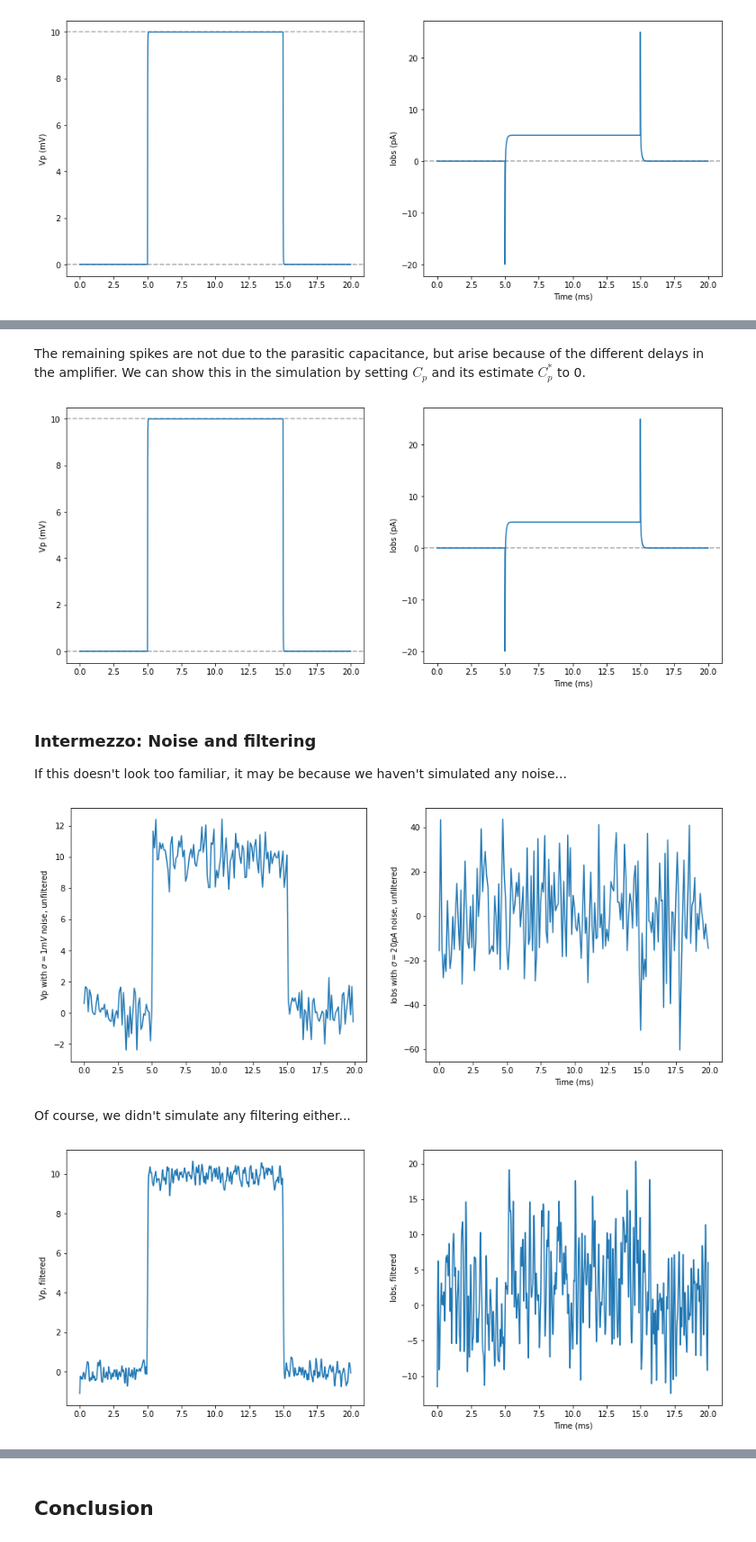
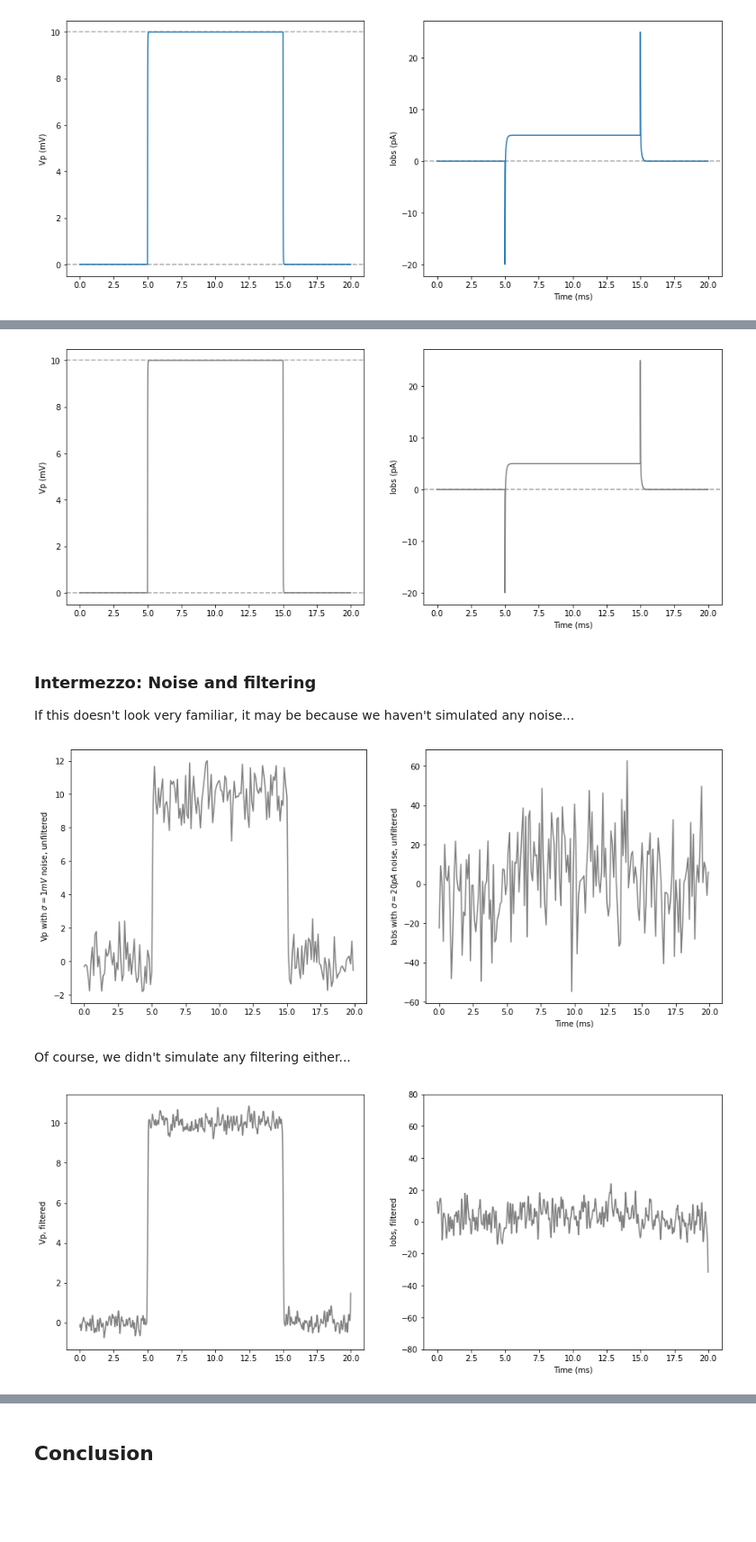
Before and after one commit to CardiacModelling/fitting-notebooks, a Jupyter notebook: artefacts/artefacts-3-simulations.ipynb, the cells around one changed output, grey strips where cells are left out. Shown at 90% size. Drawn from its saved outputs; the diff is of its cells as text; code cells hidden in the pictures; blank space fills up the shorter version.

```diff
--- a/artefacts/artefacts-3-simulations.ipynb
+++ b/artefacts/artefacts-3-simulations.ipynb
@@ -68,3 +71,9 @@ def create_plot(label1='Vp (mV)', label2='Iobs (pA)', av1=[], av2=[]):
         ax2.axhline(y, **kw)
 
     return fig, ax1, ax2
+
+blue_hls = colorsys.rgb_to_hls(*matplotlib.colors.ColorConverter.to_rgb('tab:blue'))
+def blue(f):
+    h, l, s = blue_hls
+    return colorsys.hls_to_rgb(
+        blue_hls[0], 1 - f * (1 - blue_hls[1]), blue_hls[2])
@@ -70,0 +89,11 @@ def create_plot(label1='Vp (mV)', label2='Iobs (pA)', av1=[], av2=[]):
+# %%
+fig, ax1, ax2 = create_plot(av1=[0, 10], av2=[0, 2000])
+for E in np.linspace(12, 0, 8):
+    s.reset()
+    s.set_constant('amp.E_off', E)
+    s.pre(4)
+    d = s.run(20, log_interval=1e-3)
+    ax2.plot(d.time(), d['amp.I_obs'], color=blue(1 - 0.9 * (E / 12)))
+ax1.plot(d.time(), d['amp.Vp'])
+ax2.text(12, 500, 'Zeroing!', rotation=-20)
+plt.show()
@@ -154,7 +181,7 @@ for Rs in np.geomspace(5e-3, 2, 20):
     s.reset()
     s.set_constant('amp.Rs', Rs)
     d = s.run(20, log_interval=1e-3)
-    ax2.plot(d.time(), d['amp.I_obs'], color='tab:blue', alpha=0.1+0.9/2*Rs)
+    ax2.plot(d.time(), d['amp.I_obs'], color=blue(0.1 + 0.9 * (Rs / 2)**0.4))
 ax1.plot(d.time(), d['amp.Vp'])
 ax2.plot(d.time(), d['amp.I_obs'], color='tab:blue')
 ax2.text(12, 500, 'Weeee!', rotation=30)
@@ -213,12 +244,12 @@ for Cp_est in np.linspace(0, 5, 10):
     s.reset()
     s.set_constant('amp.Cp_est', Cp_est)
     d = s.run(20, log_interval=1e-4).npview()
-    ax1.plot(d.time(), d['amp.I_obs'], color='tab:blue', alpha=0.1 + 0.9 / 5 * Cp_est)
+    ax1.plot(d.time(), d['amp.I_obs'], color=blue(0.1 + 0.9 * Cp_est / 5))
     if Cp_est == 0:
-        ax2.plot(d.time(), d['amp.I_obs'], color='tab:blue', alpha=0.3)
+        ax2.plot(d.time(), d['amp.I_obs'], color=blue(0.5))
 ax1.set_xlim(4.96, 5.2)
 ax1.set_ylim(-50, 520)
 ax1.text(5.12, 150, 'Down it goes!', rotation=-35)
-ax2.plot(d.time(), d['amp.I_obs'], color='tab:blue')
+ax2.plot(d.time(), d['amp.I_obs'], color=blue(1))
 plt.show()
 # %% [output]
@@ -237,6 +271,3 @@ plt.show()
-# %% [markdown]
-The remaining spikes are not due to the parasitic capacitance, but arise because of the different delays in the amplifier.
-We can show this in the simulation by setting $C_p$ and its estimate $C_p^*$ to 0.
 # %%
 s.reset()
 s.set_constant('amp.Cp', 0)
@@ -244,15 +275,15 @@ s.set_constant('amp.Cp_est', 0)
 d = s.run(20, log_interval=1e-4).npview()
 
 fig, ax1, ax2 = create_plot(av1=[0, 10], av2=[0])
-ax1.plot(d.time(), d['amp.Vp'])
-ax2.plot(d.time(), d['amp.I_obs'])
+ax1.plot(d.time(), d['amp.Vp'], color='gray')
+ax2.plot(d.time(), d['amp.I_obs'], color='gray')
 plt.show()
 # %% [output]
-[figure, old version]
+[figure, new version]
 # %% [markdown]
 ### Intermezzo: Noise and filtering
 
-If this doesn't look too familiar, it may be because we haven't simulated any noise...
+If this doesn't look very familiar, it may be because we haven't simulated any noise...
 # %%
 s.reset()
 s.set_constant('amp.Cp', 5)
@@ -266,41 +297,40 @@ iobs = d['amp.I_obs'] + np.random.normal(0, 20, t.shape)
 fig, ax1, ax2 = create_plot(
     label1='Vp with $\sigma=1mV$ noise, unfiltered',
     label2='Iobs with $\sigma=20pA$ noise, unfiltered')
-ax1.plot(t, vp)
-ax2.plot(t, iobs)
+ax1.plot(t, vp, color='gray')
+ax2.plot(t, iobs, color='gray')
 plt.show()
 # %% [output]
-[figure, old version]
+[figure, new version]
 # %% [markdown]
 Of course, we didn't simulate any filtering either...
 # %%
 # Simulate, with sampling at 100kHz
 s.reset()
 d = s.run(20, log_interval=0.01).npview()
 
 # Add noise
 t = d.time()
 vp = d['amp.Vp'] + np.random.normal(0, 1, t.shape)
 iobs = d['amp.I_obs'] + np.random.normal(0, 20, t.shape)
 
 # Filter it out again
 import scipy.signal
 
 def low_pass(data, w, f, n=3):
     """ Apply an order-n Bessel low-pass filter with cut-off w (in Hz). """
     w = w / (f / 2)
     b, a = scipy.signal.bessel(n, w, btype='lowpass')
     return scipy.signal.filtfilt(b, a, data)
 
 dt = 0.01
 f = 1 / dt     # Sampling frequency, in kHz
 w = 10         # Cut-off frequency, in kHz
 
 fig, ax1, ax2 = create_plot(label1='Vp, filtered', label2='Iobs, filtered')
-#ax1.plot(t, vp, alpha=0.3)
-#ax2.plot(t, iobs, alpha=0.3)
-ax1.plot(t, low_pass(vp, w, f, 6))
-ax2.plot(t, low_pass(iobs, w, f, 6))
+ax2.set_ylim(-80, 80)
+ax1.plot(t, low_pass(vp, w, f, 6), color='gray')
+ax2.plot(t, low_pass(iobs, w, f, 6), color='gray')
 plt.show()
 # %% [output]
-[figure, old version]
+[figure, new version]
```
Also changed, not shown: parts of 28 cells of this notebook.
